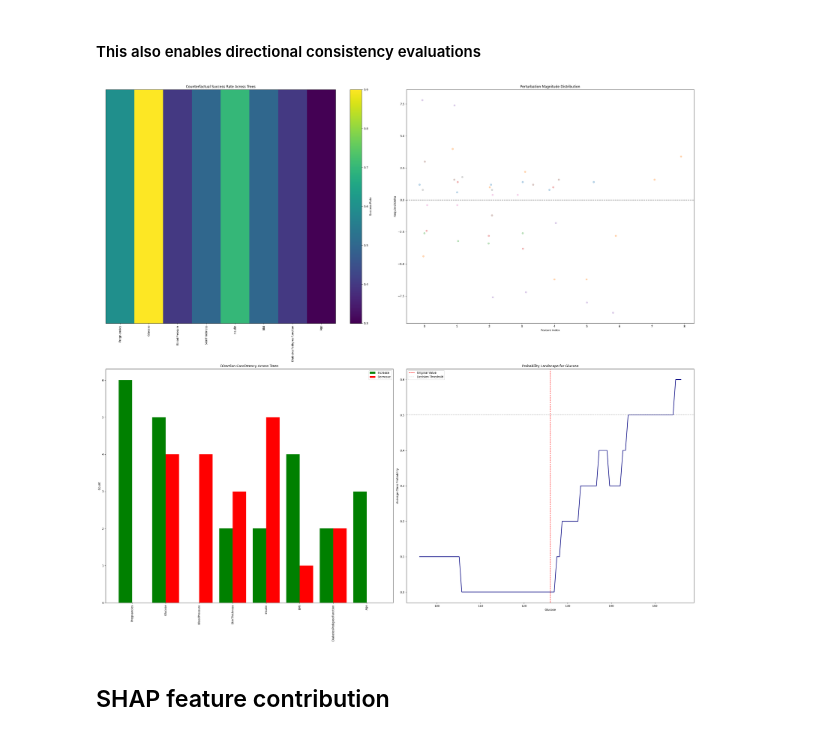
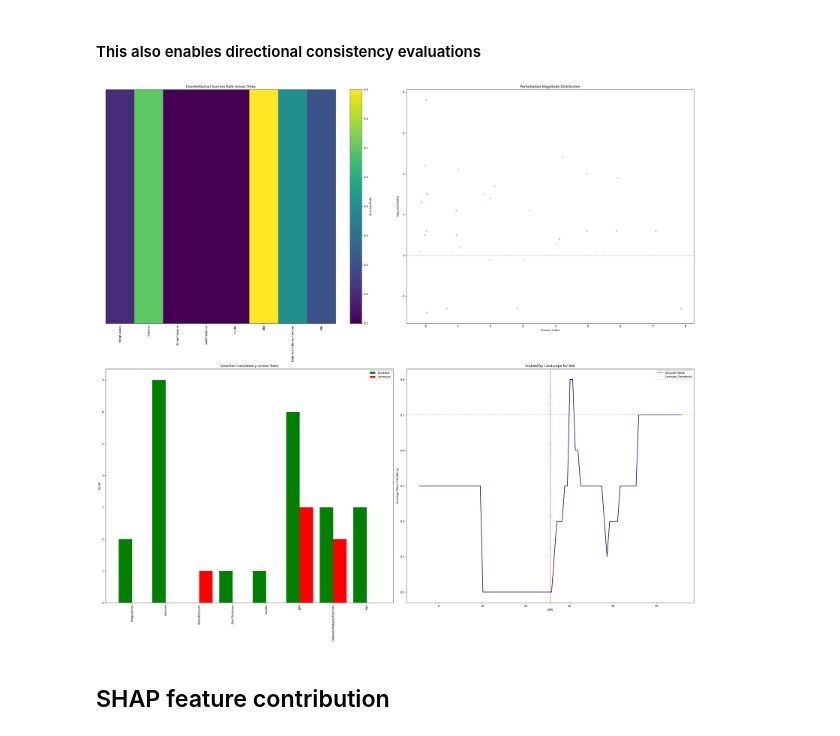
Before and after one commit to dubeyakshat07/sigRDF, a Jupyter notebook: experimentations/diabetes.ipynb, the cells around one changed output. Cells and saved outputs as stored; diff of their text form; code cells hidden in the pictures.

```diff
--- a/experimentations/diabetes.ipynb
+++ b/experimentations/diabetes.ipynb
@@ -697,20 +699,20 @@ def ensemble_counterfactual_analysis(instance, rf_model, feature_names,
 #### This also enables directional consistency evaluations
 # %%
 # First get the global target class
-instance = X.iloc[20].values
+instance = X.iloc[5].values
 forest_pred = rf.predict(instance.reshape(1, -1))[0]
 target_class = 1 - forest_pred  # Flip the prediction
 
 agg_results, tree_data = ensemble_counterfactual_analysis(
     instance=instance,
     rf_model=rf,
     feature_names=list(X.columns),
     step=0.2,
     max_iter=50,
     target_class=target_class  # Explicit target class
 )
 # %% [output]
-[figure, old version]
+[figure, new version]
 # %% [markdown]
 ## SHAP feature contribution
 # %% [markdown]
```
Also changed, not shown: parts of 1 cell of this notebook.
